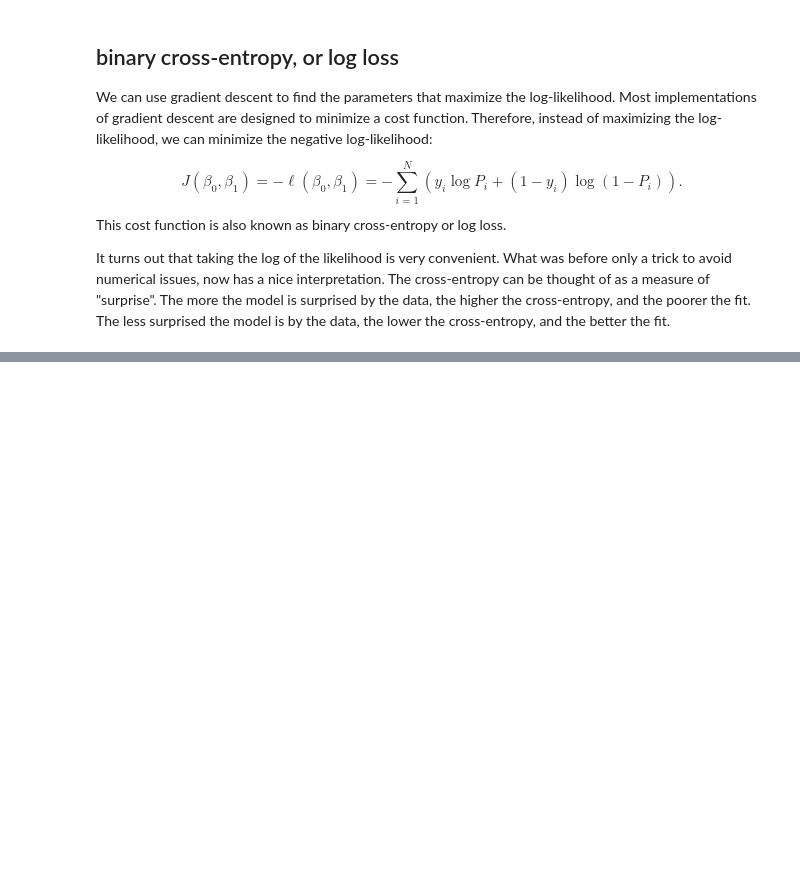
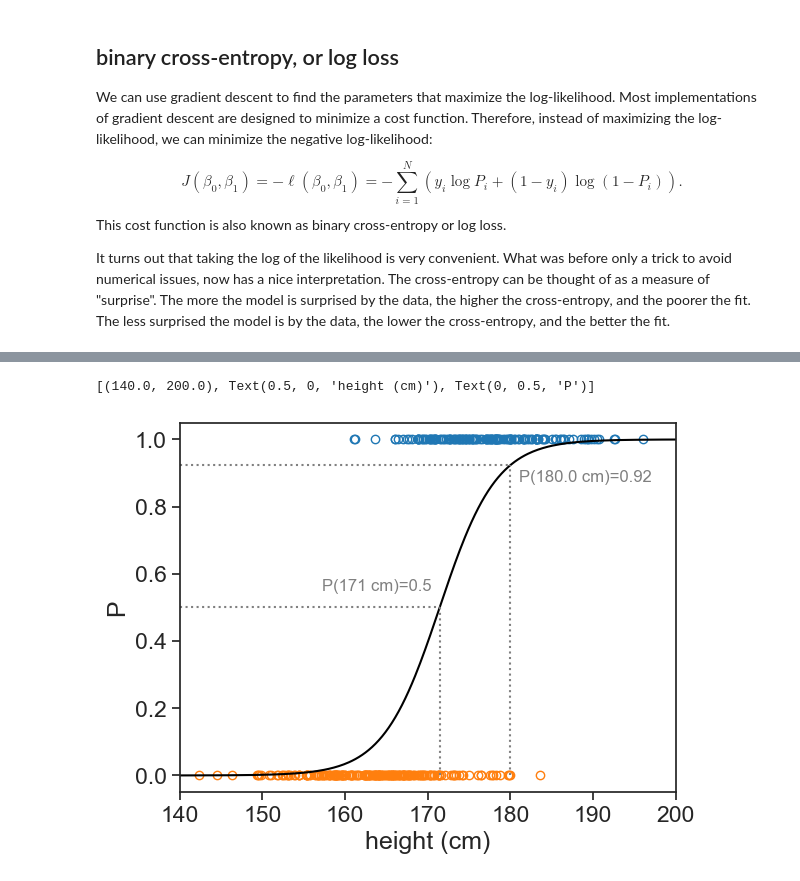
Before and after one commit to yairmau/statistics, a Jupyter notebook: regression/logistic-regression.ipynb, the cells around one changed output, grey strips where cells are left out. Saved outputs shown, nothing was run; the diff lists cells and outputs as text; code cells hidden in the pictures; blank space fills up the shorter version.

Commit message:
update logistic regression

```diff
--- a/regression/logistic-regression.ipynb
+++ b/regression/logistic-regression.ipynb
@@ -253,0 +263,40 @@ It turns out that taking the log of the likelihood is very convenient. What was
+# %%
+#| code-summary: "compute logistic regression and plot"
+X = df['height (cm)'].values.reshape(-1, 1)
+y = df['sex'].map({'M': 1, 'F': 0}).values
+log_reg_2 = LogisticRegression(penalty=None, solver = 'newton-cg', max_iter= 150).fit(X,y)
+beta1 = log_reg_2.coef_[0][0]
+beta0 = log_reg_2.intercept_[0]
+
+#| code-summary: "plot "
+fig, ax = plt.subplots()
+ax.plot(sample_girls, np.zeros_like(sample_girls),
+        linestyle='None', marker='o',
+        markerfacecolor='none', markeredgecolor='tab:orange')
+ax.plot(sample_boys, np.ones_like(sample_boys),
+        linestyle='None', marker='o',
+        markerfacecolor='none', markeredgecolor='tab:blue')
+
+x_array = np.linspace(140, 200, 300).reshape(-1, 1)
+y_proba = log_reg_2.predict_proba(x_array)[:, 1]
+# ax.plot(x_array, y_proba, color='black')
+ax.plot(x_array, logistic_function(x_array, beta0, beta1), color='black', label="best fit")
+
+h = 180.0
+p180 = log_reg_2.predict_proba(np.array([[h]]))[0, 1]
+ax.plot([h, h], [0, p180], color='gray', linestyle=':')
+ax.plot([np.min(x_array), h], [p180, p180], color='gray', linestyle=':')
+ax.text(h+1, p180-0.05, f"P({h} cm)={p180:.2f}", color='gray', fontsize=12)
+
+p_50percent = -beta0 / beta1
+ax.plot([p_50percent, p_50percent], [0, 0.5], color='gray', linestyle=':')
+ax.plot([np.min(x_array), p_50percent], [0.5, 0.5], color='gray', linestyle=':')
+ax.text(p_50percent-1, 0.5+0.05, f"P({p_50percent:.0f} cm)=0.5", color='gray', fontsize=12, ha='right')
+
+
+ax.set(xlim=(140, 200),
+       xlabel="height (cm)",
+       ylabel="P",)
+# %% [output]
+[(140.0, 200.0), Text(0.5, 0, 'height (cm)'), Text(0, 0.5, 'P')]
+[figure, added]
```
Also changed, not shown: parts of 2 cells of this notebook, 6 other files.
